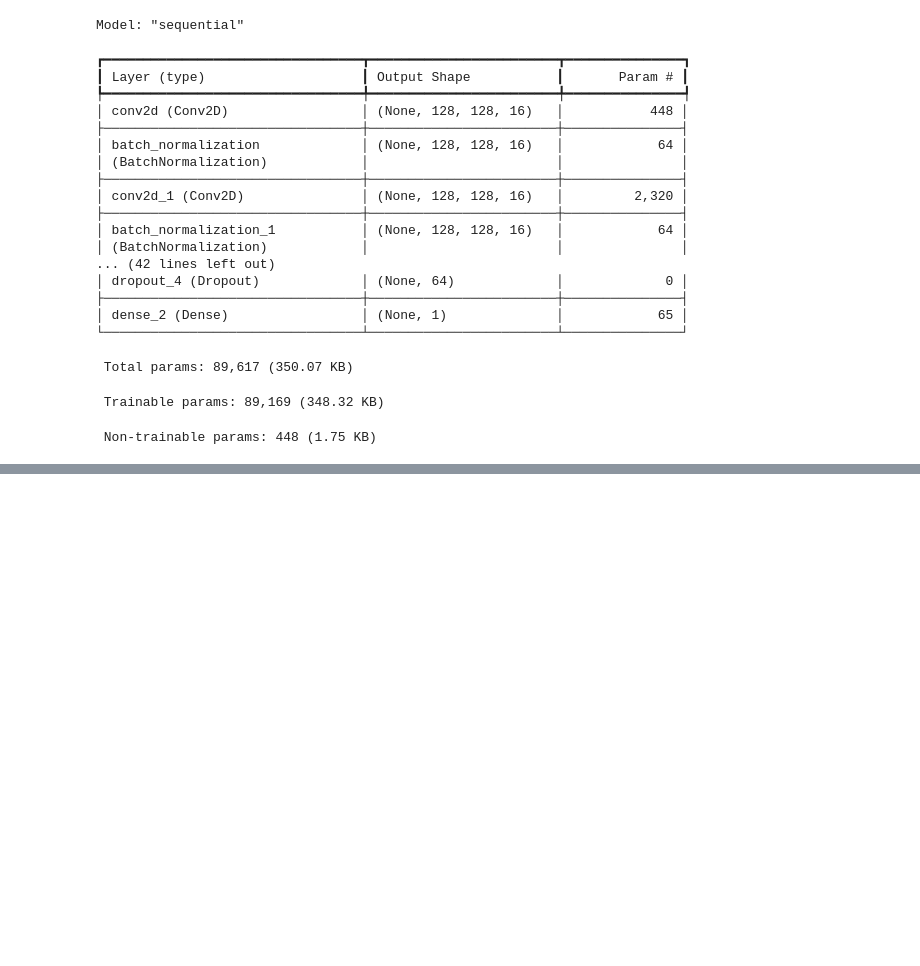
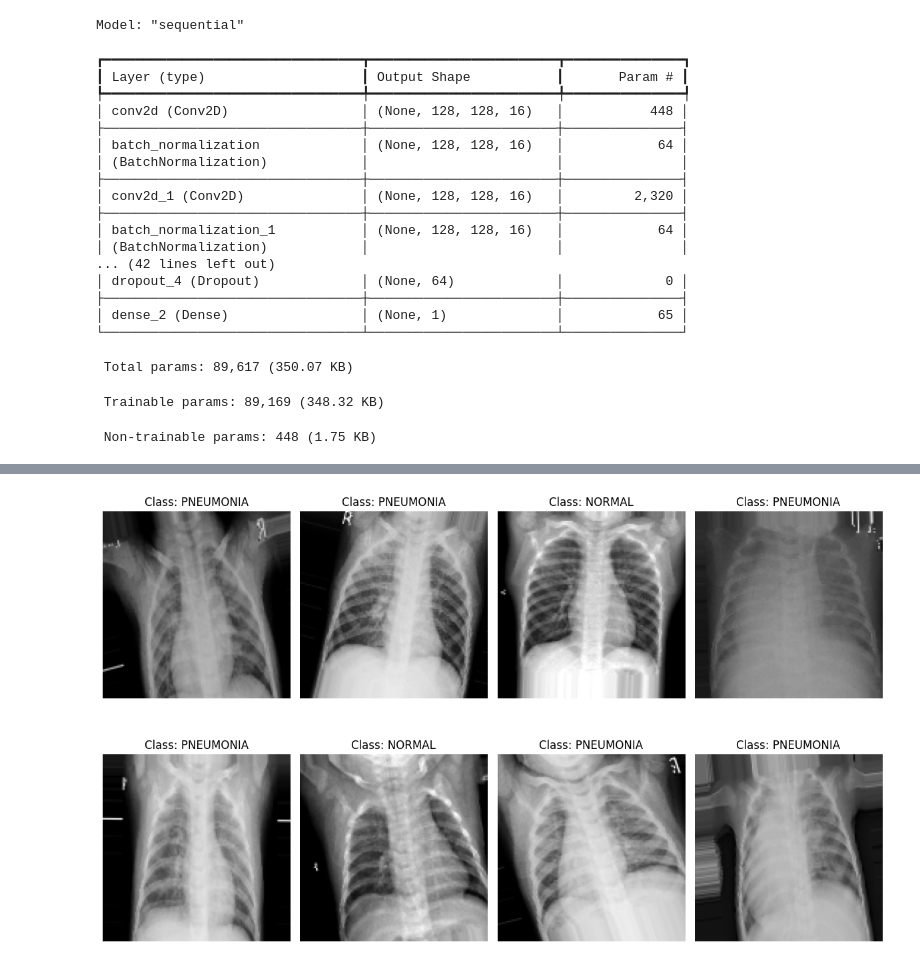
Before and after one commit to MovinduSenura/Chest-Xray-Pneumonia-Detection, a Jupyter notebook: notebooks/CustomCNN.ipynb, the cells around one changed output, grey strips where cells are left out. Saved outputs shown, nothing was run; the diff lists cells and outputs as text; code cells hidden in the pictures; blank space fills up the shorter version.

```diff
--- a/notebooks/CustomCNN.ipynb
+++ b/notebooks/CustomCNN.ipynb
@@ -285,0 +317,20 @@ ROC AUC Score: 0.9380
+# %%
+#Dataset Visualization
+
+# Get one batch of images and labels
+x_batch, y_batch = next(train_gen)
+
+plt.figure(figsize=(12,8))
+for i in range(8):  # display first 8 images
+    plt.subplot(2,4,i+1)
+    plt.imshow(x_batch[i])
+
+    # Since class_mode='binary', y_batch[i] is 0 or 1
+    class_label = list(train_gen.class_indices.keys())[int(y_batch[i])]
+    plt.title(f"Class: {class_label}")
+    plt.axis('off')
+
+plt.tight_layout()
+plt.show()
+# %% [output]
+[figure, added]
```
Also changed, not shown: parts of 11 cells of this notebook.
